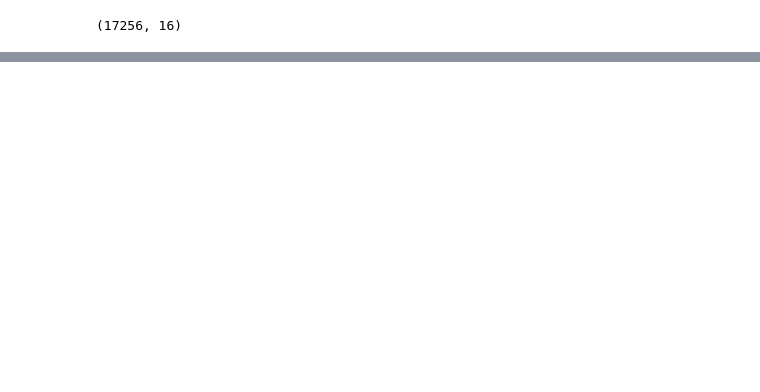
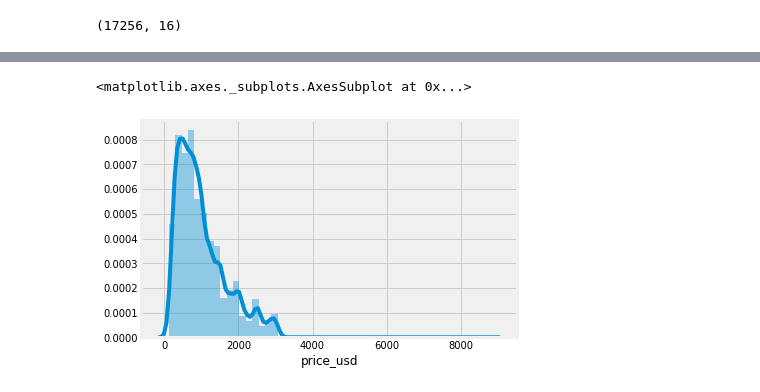
Before and after one commit to dolcikey/Cape_Town_AirBNB, a Jupyter notebook: SouthAfricaAirBNB.ipynb, the cells around one changed output, grey strips where cells are left out. Saved outputs shown, nothing was run; the diff lists cells and outputs as text; code cells hidden in the pictures; blank space fills up the shorter version.

```diff
--- a/SouthAfricaAirBNB.ipynb
+++ b/SouthAfricaAirBNB.ipynb
@@ -122,6 +155,3 @@ correlation_heatmap(listing_df)
-# %%
-#price
-listing_df.price = listing_df.price.map(lambda x: x/16.5)
 # %%
 listing_df.columns
 # %% [output]
@@ -134,5 +166,5 @@ Index(['id', 'name', 'host_id', 'host_name', 'neighbourhood_group',
 # %%
 listing_df.neighbourhood = listing_df.neighbourhood.map(lambda x: x.replace('Ward', ''))
 # %%
-listing_df.neighbourhood.astype(int)
+listing_df.neighbourhood = listing_df.neighbourhood.astype(int)
 # %% [output]
@@ -164,10 +176,10 @@ array([' 57', ' 23', ' 4', ' 115', ' 71', ' 60', ' 54', ' 59', ' 77',
 # %%
 #city center wards df['city_center'] = wards == 77,54,115
-listing_df['neighbourhood_group'] = listing_df['neighbourhood_group'].map(lambda x: if x == 74]
+#listing_df['neighbourhood_group'] = listing_df['neighbourhood_group'].map(lambda x: if x == 74]
 
-[74, 77, 54, 57, 59, 58, 60, 47, 46, 48, 49, 52, 51, 53, 56, 50, 31, 40, 41, 42, 44, 45]
-Metro_North = [4, 5, 1, 27, 26, 30, 28]
-Metro_South = [69, 71, 62, 73, 72, 63, 66, 65, 67, 80, 33, 38, 34, 37, 43]
+#[74, 77, 54, 57, 59, 58, 60, 47, 46, 48, 49, 52, 51, 53, 56, 50, 31, 40, 41, 42, 44, 45]
+#Metro_North = [4, 5, 1, 27, 26, 30, 28]
+#Metro_South = [69, 71, 62, 73, 72, 63, 66, 65, 67, 80, 33, 38, 34, 37, 43]
 # %%
 listing_df.columns
 # %% [output]
@@ -179,0 +197,8 @@ Index(['id', 'name', 'host_id', 'host_name', 'neighbourhood_group',
+# %%
+latCC = -33.9249
+lonCC = 18.4241
+
+from geopy.distance import great_circle
+city_center = (-33.9249,18.4241)
+listing_df['distance_cc'] = listing_df[['latitude', 'longitude']].apply(lambda x: great_circle(city_center,
+                                                                                               (x['latitude'], x['longitude'])).miles, axis = 1)
@@ -179,0 +262,5 @@ Index(['id', 'name', 'host_id', 'host_name', 'neighbourhood_group',
+# %%
+sns.distplot(listing_df['price_usd'])
+# %% [output]
+<matplotlib.axes._subplots.AxesSubplot at 0x...>
+[figure, added]
```
Also changed, not shown: parts of 53 cells of this notebook.
